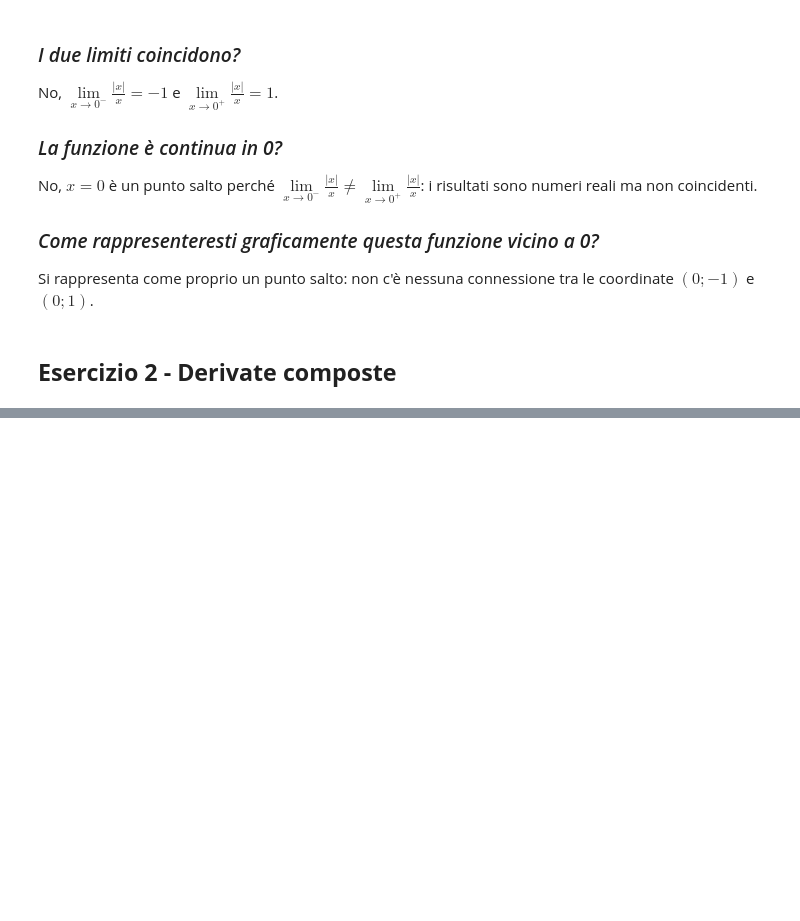
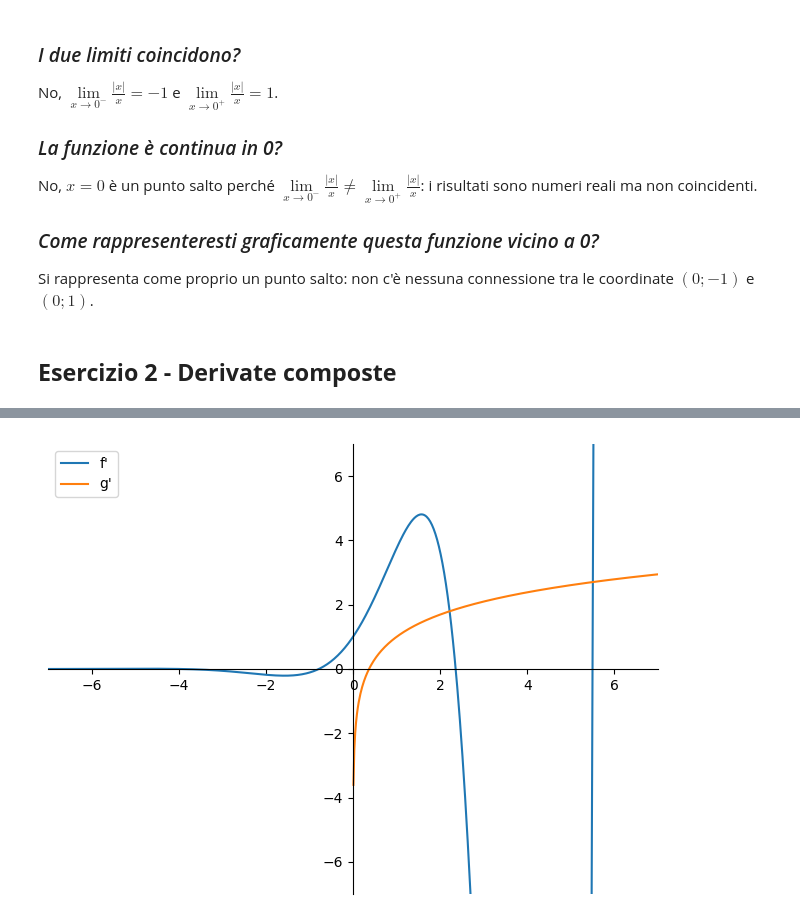
Before and after one commit to geesemain7/school_work, a Jupyter notebook: quinta/notebooks/sympy/esercizi_4-9.ipynb, the cells around one changed output, grey strips where cells are left out. Saved outputs shown, nothing was run; the diff lists cells and outputs as text; code cells hidden in the pictures; blank space fills up the shorter version.

```diff
--- a/quinta/notebooks/sympy/esercizi_4-9.ipynb
+++ b/quinta/notebooks/sympy/esercizi_4-9.ipynb
@@ -128,0 +131,9 @@ diff(x * ln(x), x)
+# %%
+graph = plot(fd, gd, xlim=plt_limit, ylim=plt_limit, xlabel=None, ylabel=None, legend=True, show=False)
+
+graph[0].label = "f'"
+graph[1].label = "g'"
+
+graph.show()
+# %% [output]
+[figure, added]
```
Also changed, not shown: parts of 29 cells of this notebook, 1 other file.
